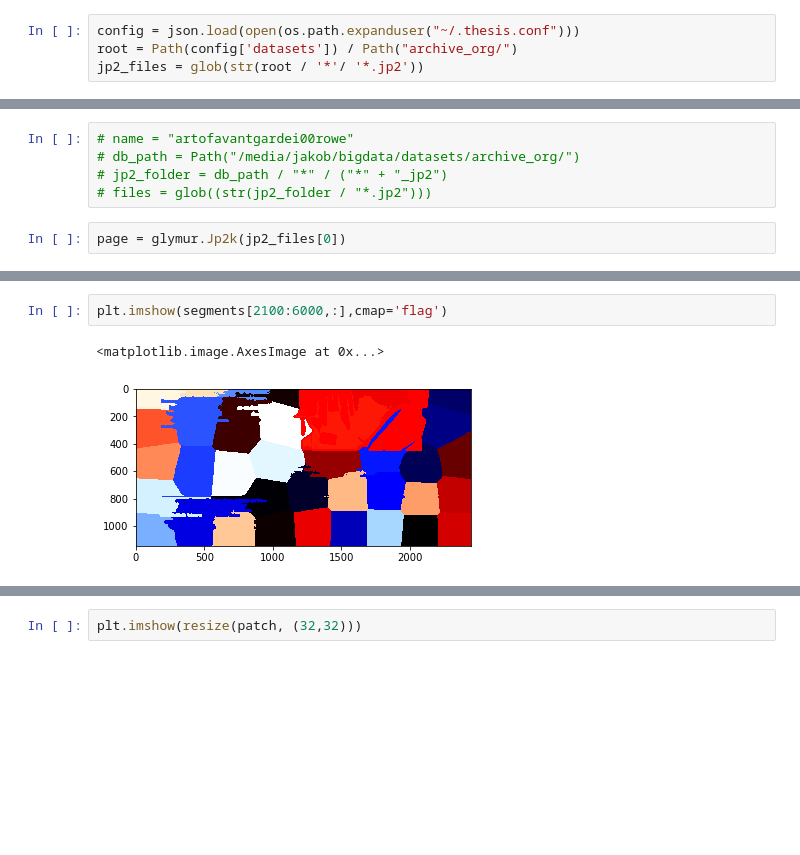
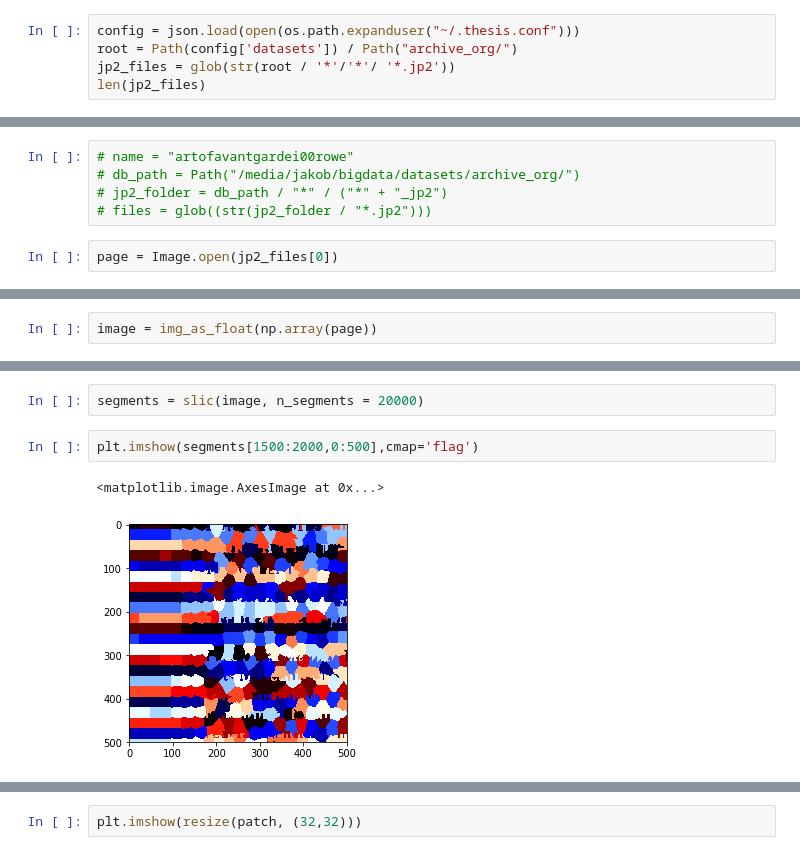
Before and after one commit to kaphka/imi-master-thesis, a Jupyter notebook: notebooks/createSLICpatches.ipynb, the cells around one changed output, grey strips where cells are left out. Saved outputs shown, nothing was run; the diff lists cells and outputs as text; blank space fills up the shorter version.

```diff
--- a/notebooks/createSLICpatches.ipynb
+++ b/notebooks/createSLICpatches.ipynb
@@ -11,4 +13,5 @@ from glob import glob
 # %%
 config = json.load(open(os.path.expanduser("~/.thesis.conf")))
 root = Path(config['datasets']) / Path("archive_org/")
-jp2_files = glob(str(root / '*'/ '*.jp2'))
+jp2_files = glob(str(root / '*'/'*'/ '*.jp2'))
+len(jp2_files)
@@ -18,5 +23,5 @@ jp2_files = glob(str(root / '*'/ '*.jp2'))
 # jp2_folder = db_path / "*" / ("*" + "_jp2")
 # files = glob((str(jp2_folder / "*.jp2")))
 # %%
-page = glymur.Jp2k(jp2_files[0])
+page = Image.open(jp2_files[0])
 # %%
@@ -53,2 +44,4 @@ image = img_as_float(cpage[::1,::1])
+# %%
+image = img_as_float(np.array(page))
 # %%
  # loop over the number of segments
@@ -71,5 +64,7 @@ plt.show()
+# %%
+segments = slic(image, n_segments = 20000)
 # %%
-plt.imshow(segments[2100:6000,:],cmap='flag')
+plt.imshow(segments[1500:2000,0:500],cmap='flag')
 # %% [output]
 <matplotlib.image.AxesImage at 0x...>
-[figure, old version]
+[figure, new version]
```
Also changed, not shown: parts of 18 cells of this notebook, 3 other files.
